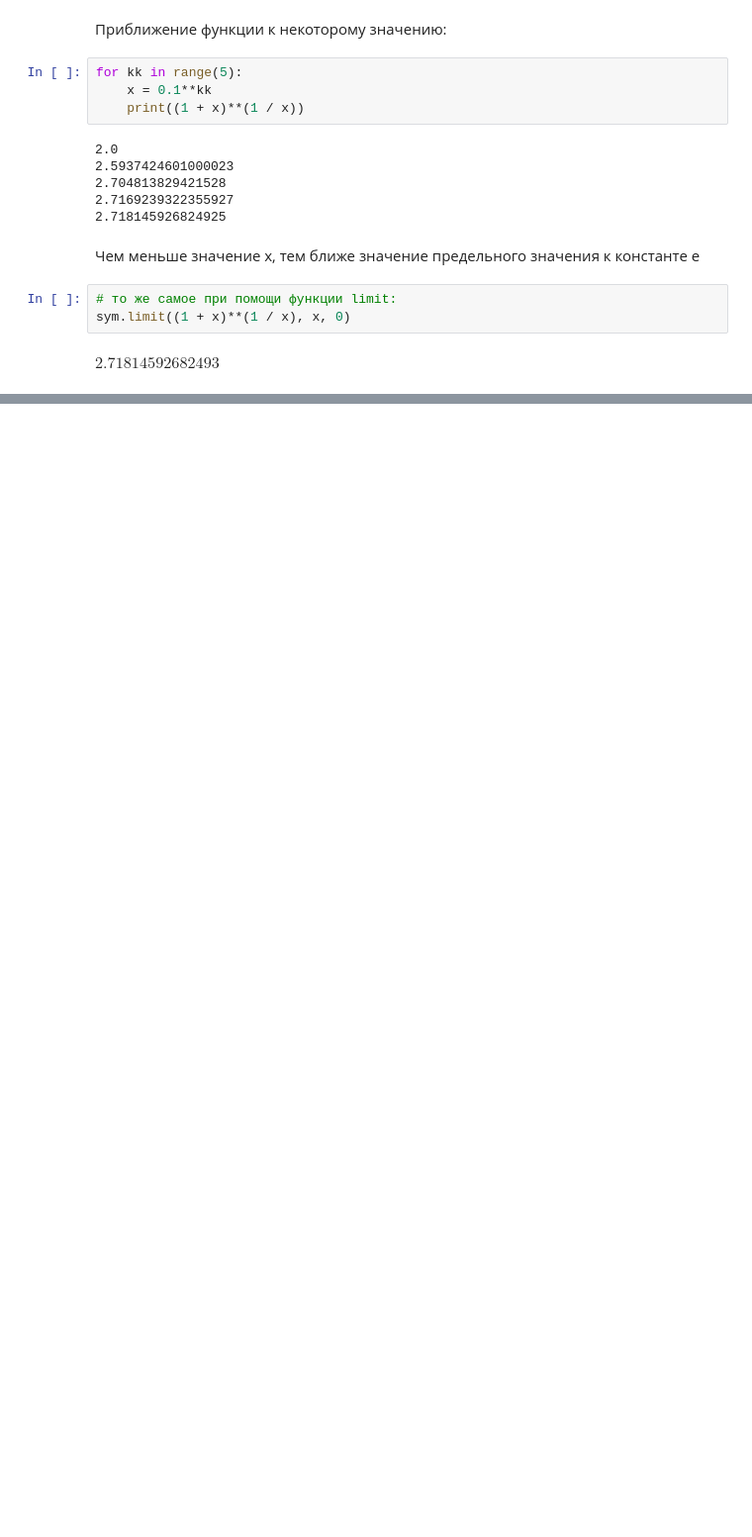
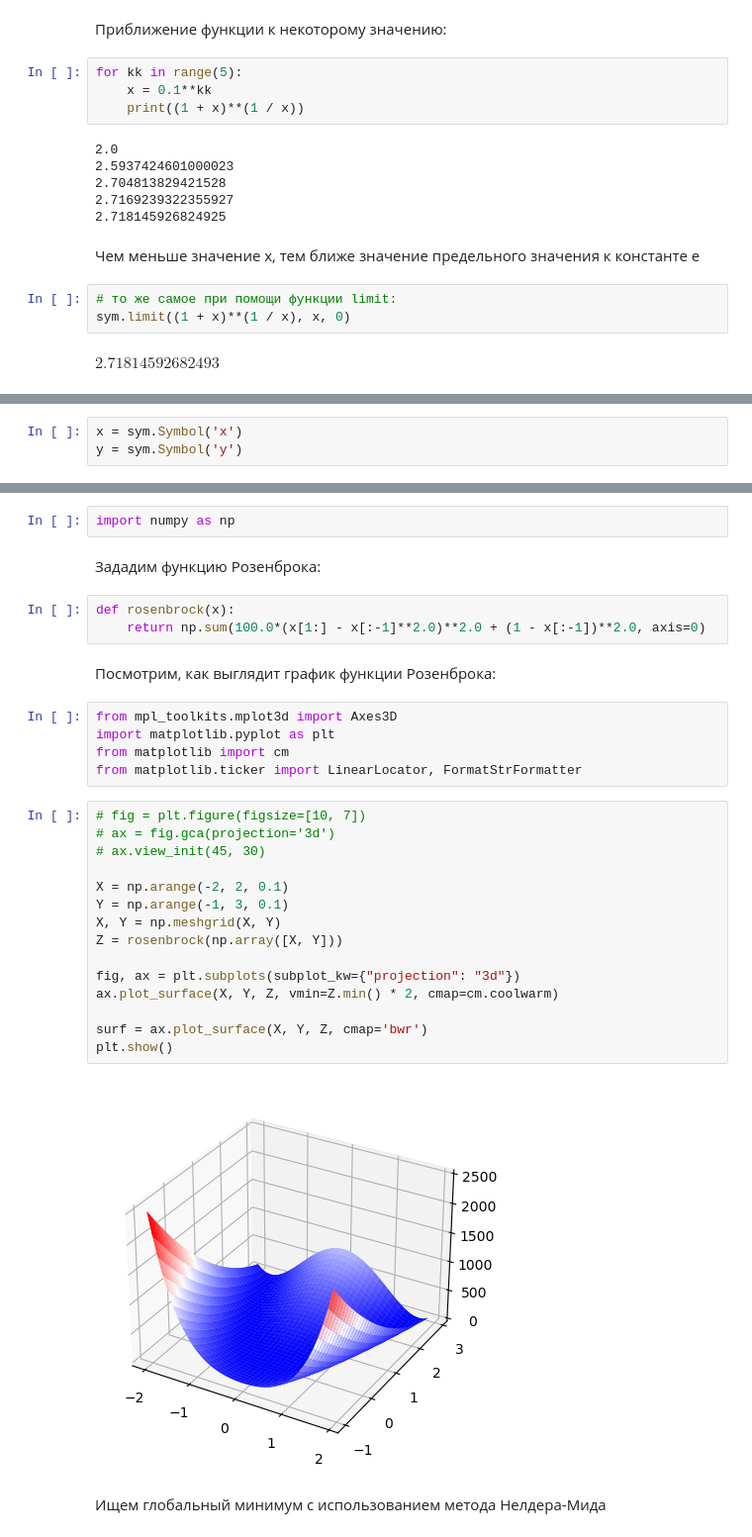
Before and after one commit to BalshowAndrew/math_datascience, a Jupyter notebook: 01_vectors.ipynb, the cells around one changed output, grey strips where cells are left out. Shown: that part at 99% size. Cells and saved outputs as stored; diff of their text form; blank space fills up the shorter version.

```diff
--- a/01_vectors.ipynb
+++ b/01_vectors.ipynb
@@ -964,0 +1081,3 @@ $\displaystyle 2.71814592682493$
+# %%
+x = sym.Symbol('x')
+y = sym.Symbol('y')
@@ -964,0 +1127,33 @@ $\displaystyle 2.71814592682493$
+# %%
+import numpy as np
+# %% [markdown]
+Зададим функцию Розенброка:
+# %%
+def rosenbrock(x):
+    return np.sum(100.0*(x[1:] - x[:-1]**2.0)**2.0 + (1 - x[:-1])**2.0, axis=0)
+# %% [markdown]
+Посмотрим, как выглядит график функции Розенброка:
+# %%
+from mpl_toolkits.mplot3d import Axes3D
+import matplotlib.pyplot as plt
+from matplotlib import cm
+from matplotlib.ticker import LinearLocator, FormatStrFormatter
+# %%
+# fig = plt.figure(figsize=[10, 7])
+# ax = fig.gca(projection='3d')
+# ax.view_init(45, 30)
+
+X = np.arange(-2, 2, 0.1)
+Y = np.arange(-1, 3, 0.1)
+X, Y = np.meshgrid(X, Y)
+Z = rosenbrock(np.array([X, Y]))
+
+fig, ax = plt.subplots(subplot_kw={"projection": "3d"})
+ax.plot_surface(X, Y, Z, vmin=Z.min() * 2, cmap=cm.coolwarm)
+
+surf = ax.plot_surface(X, Y, Z, cmap='bwr')
+plt.show()
+# %% [output]
+[figure, added]
+# %% [markdown]
+Ищем глобальный минимум с использованием метода Нелдера-Мида
```
Also changed, not shown: parts of 53 cells of this notebook, 2 other files.
